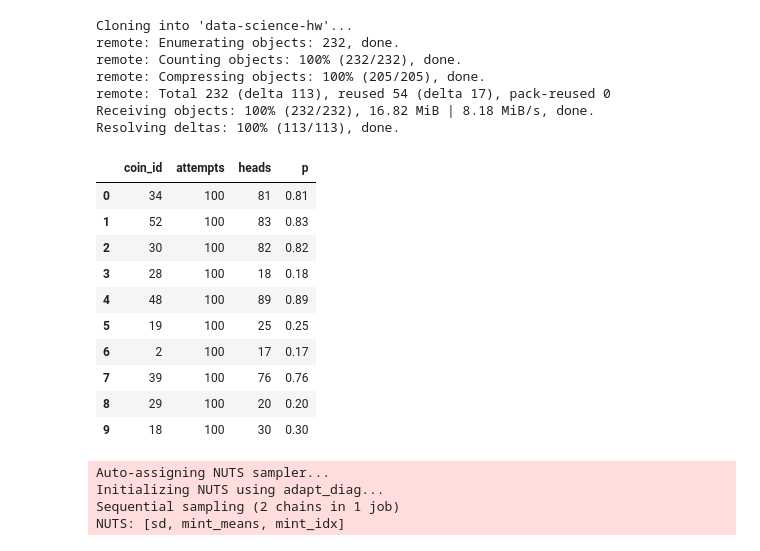
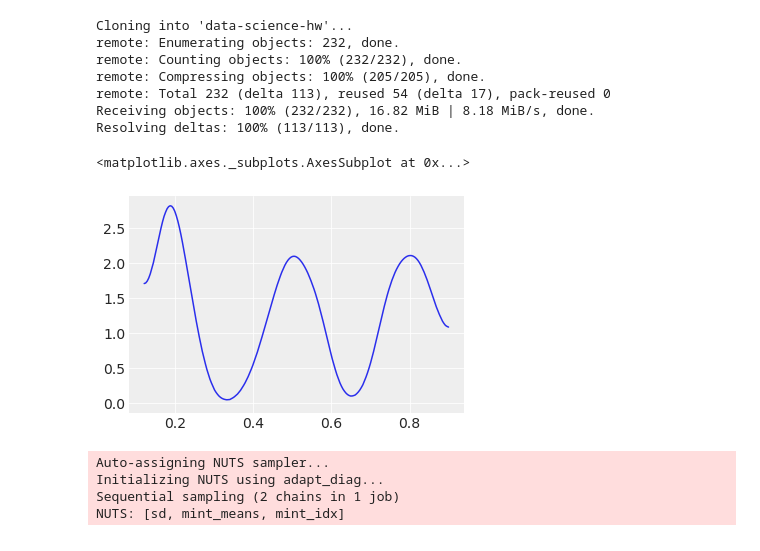
Before and after one commit to ctarrington/data-science-hw, a Jupyter notebook: dbda/ch09-heirarchical-models/mint_discovery.ipynb, the cells around one changed output. Drawn from its saved outputs; the diff is of its cells as text; code cells hidden in the pictures.

```diff
--- a/dbda/ch09-heirarchical-models/mint_discovery.ipynb
+++ b/dbda/ch09-heirarchical-models/mint_discovery.ipynb
@@ -80,17 +82,9 @@ df.columns=['coin_id', 'attempts', 'heads']
 df['p'] = df['heads']/df['attempts']
 
 df = df.sample(frac=1).reset_index(drop=True)
-df.head(10)
-# %% [output]
-|  | coin_id | attempts | heads | p |
-| 0 | 34 | 100 | 81 | 0.81 |
-| 1 | 52 | 100 | 83 | 0.83 |
-| 2 | 30 | 100 | 82 | 0.82 |
-| 3 | 28 | 100 | 18 | 0.18 |
-| 4 | 48 | 100 | 89 | 0.89 |
-| 5 | 19 | 100 | 25 | 0.25 |
-| 6 | 2 | 100 | 17 | 0.17 |
-| 7 | 39 | 100 | 76 | 0.76 |
-| 8 | 29 | 100 | 20 | 0.20 |
-| 9 | 18 | 100 | 30 | 0.30 |
+# %%
+az.plot_kde(df['p'])
+# %% [output]
+<matplotlib.axes._subplots.AxesSubplot at 0x...>
+[figure, added]
 # %%
```
Also changed, not shown: parts of 4 cells of this notebook.
